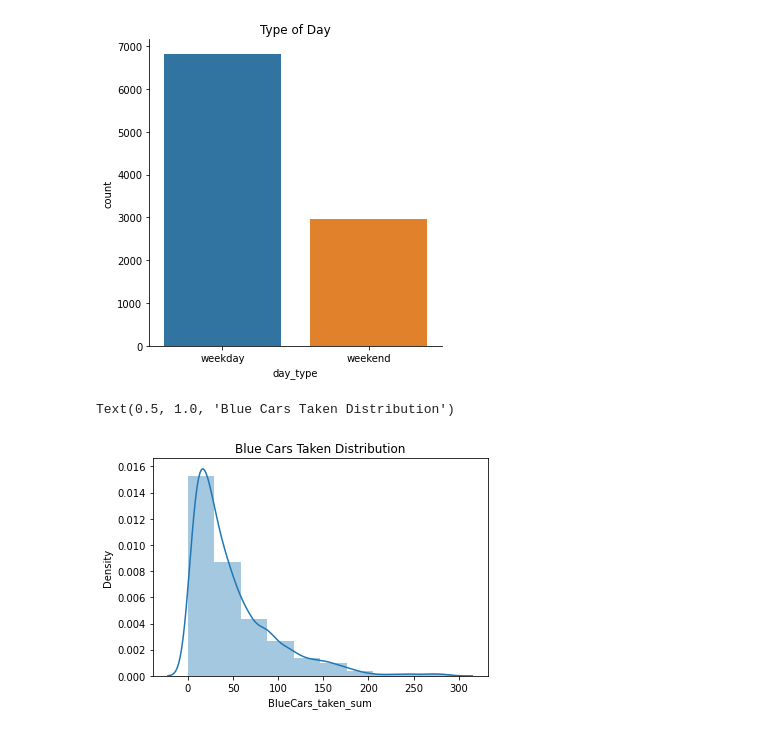
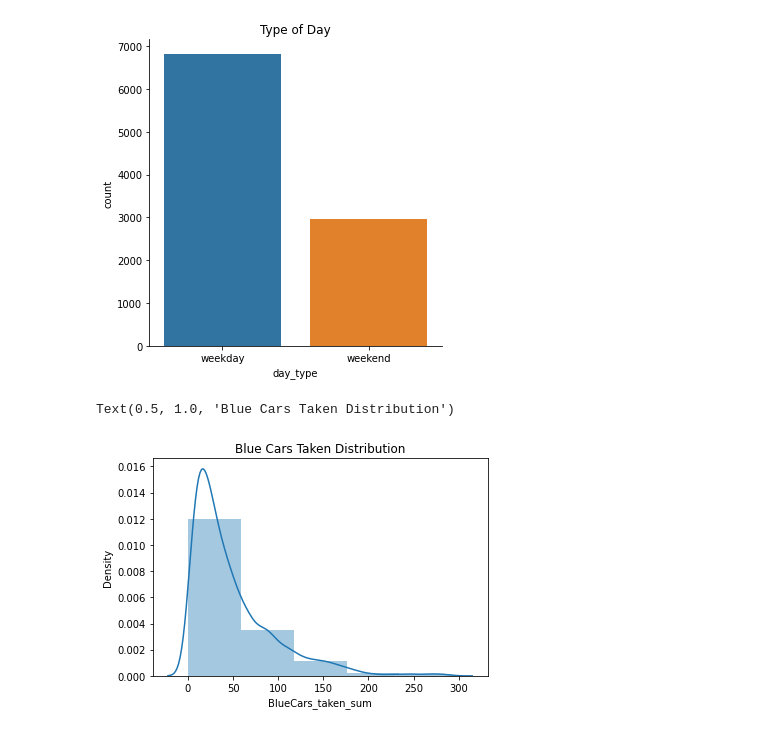
Before and after one commit to Gakarau/IP-Moringa, a Jupyter notebook: Independent_Project_Part_2.ipynb, the cells around one changed output. Cells and saved outputs as stored; diff of their text form; code cells hidden in the pictures.

```diff
--- a/Independent_Project_Part_2.ipynb
+++ b/Independent_Project_Part_2.ipynb
@@ -166,8 +166,8 @@ plt.title("Type of Day")
 Text(0.5, 1.0, 'Type of Day')
 [figure]
 # %%
-sns.distplot(Car['BlueCars_taken_sum'], bins=10)
+sns.distplot(Car['BlueCars_taken_sum'], bins=5)
 plt.title('Blue Cars Taken Distribution')
 # %% [output]
 Text(0.5, 1.0, 'Blue Cars Taken Distribution')
-[figure, old version]
+[figure, new version]
```
